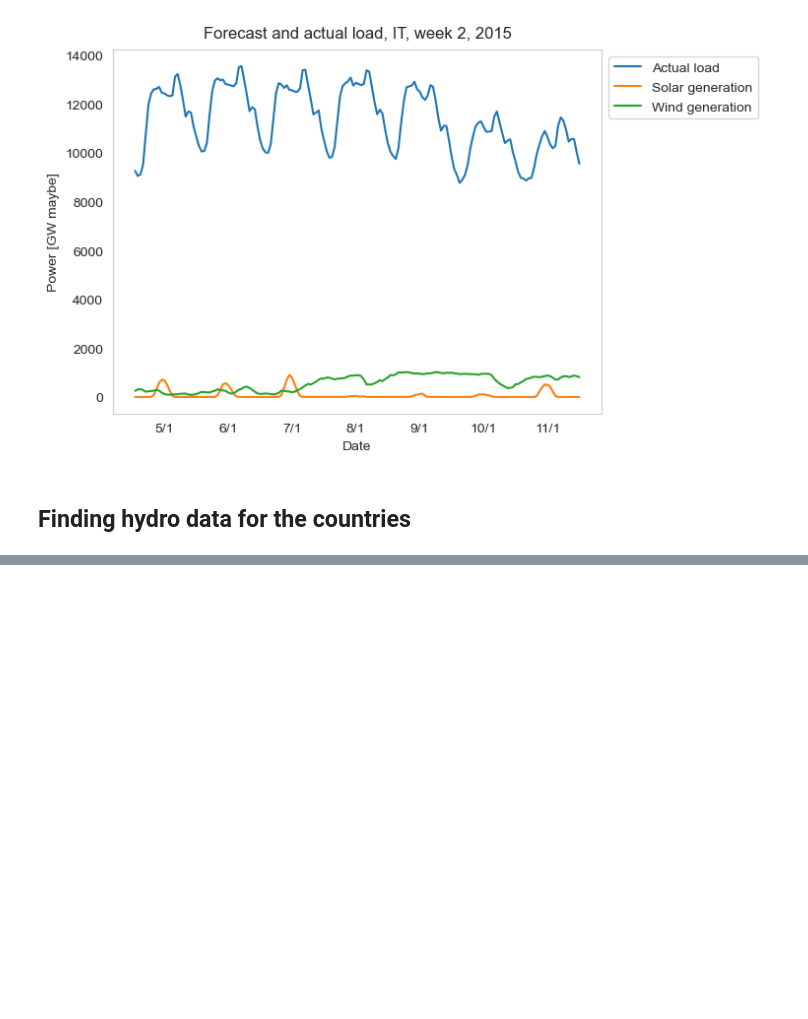
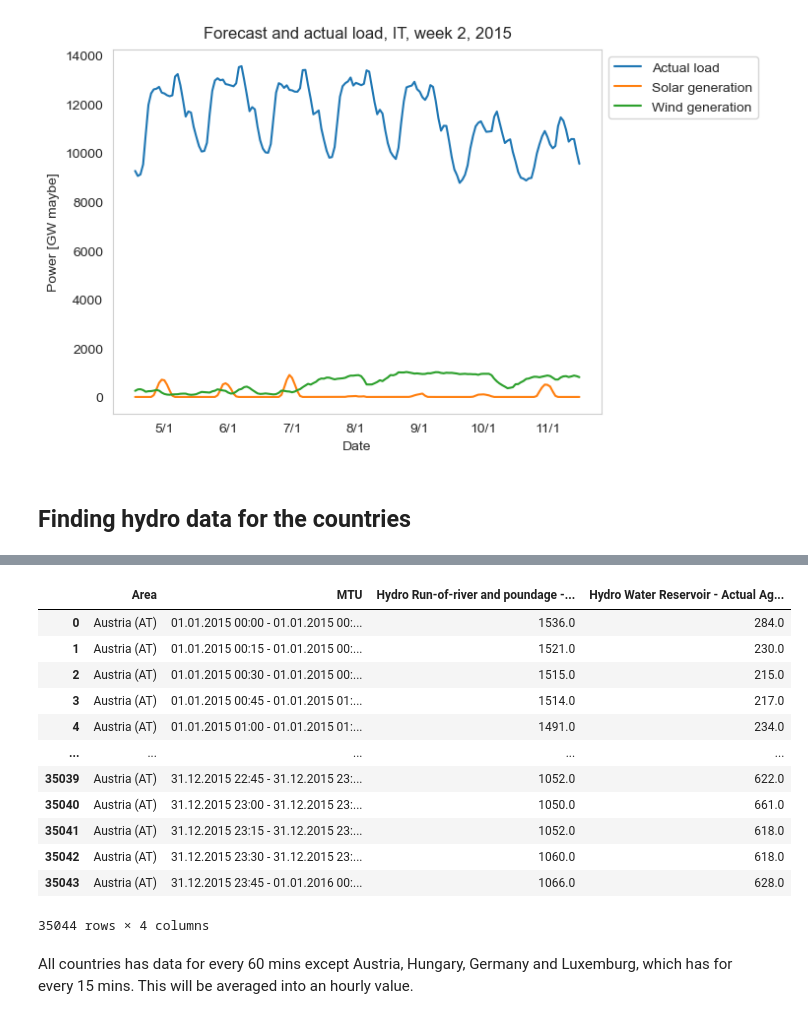
Before and after one commit to TheaGorzelak/Preproject-Masters, a Jupyter notebook: CMIP6 testing Jupyter notebooks/ERA-5 (atlite) vs historical data (ENTSO-E) for all European countries.ipynb, the cells around one changed output, grey strips where cells are left out. Drawn from its saved outputs; the diff is of its cells as text; code cells hidden in the pictures; blank space fills up the shorter version.

```diff
--- a/CMIP6 testing Jupyter notebooks/ERA-5 (atlite) vs historical data (ENTSO-E) for all European countries.ipynb
+++ b/CMIP6 testing Jupyter notebooks/ERA-5 (atlite) vs historical data (ENTSO-E) for all European countries.ipynb
@@ -143,0 +127,19 @@ list(opsd.columns.values)
+# %%
+test = pd.read_csv('../Hydro production data/AT_hydro_2015.csv')
+test
+# %% [output]
+|  | Area | MTU | Hydro Run-of-river and poundage -... | Hydro Water Reservoir - Actual Ag... |
+| 0 | Austria (AT) | 01.01.2015 00:00 - 01.01.2015 00:... | 1536.0 | 284.0 |
+| 1 | Austria (AT) | 01.01.2015 00:15 - 01.01.2015 00:... | 1521.0 | 230.0 |
+| 2 | Austria (AT) | 01.01.2015 00:30 - 01.01.2015 00:... | 1515.0 | 215.0 |
+| 3 | Austria (AT) | 01.01.2015 00:45 - 01.01.2015 01:... | 1514.0 | 217.0 |
+| 4 | Austria (AT) | 01.01.2015 01:00 - 01.01.2015 01:... | 1491.0 | 234.0 |
+| ... | ... | ... | ... | ... |
+| 35039 | Austria (AT) | 31.12.2015 22:45 - 31.12.2015 23:... | 1052.0 | 622.0 |
+| 35040 | Austria (AT) | 31.12.2015 23:00 - 31.12.2015 23:... | 1050.0 | 661.0 |
+| 35041 | Austria (AT) | 31.12.2015 23:15 - 31.12.2015 23:... | 1052.0 | 618.0 |
+| 35042 | Austria (AT) | 31.12.2015 23:30 - 31.12.2015 23:... | 1060.0 | 618.0 |
+| 35043 | Austria (AT) | 31.12.2015 23:45 - 01.01.2016 00:... | 1066.0 | 628.0 |
+35044 rows × 4 columns
+# %% [markdown]
+All countries has data for every 60 mins except Austria, Hungary, Germany and Luxemburg, which has for every 15 mins. This will be averaged into an hourly value.
```
Also changed, not shown: parts of 2 cells of this notebook, 12 other files.
